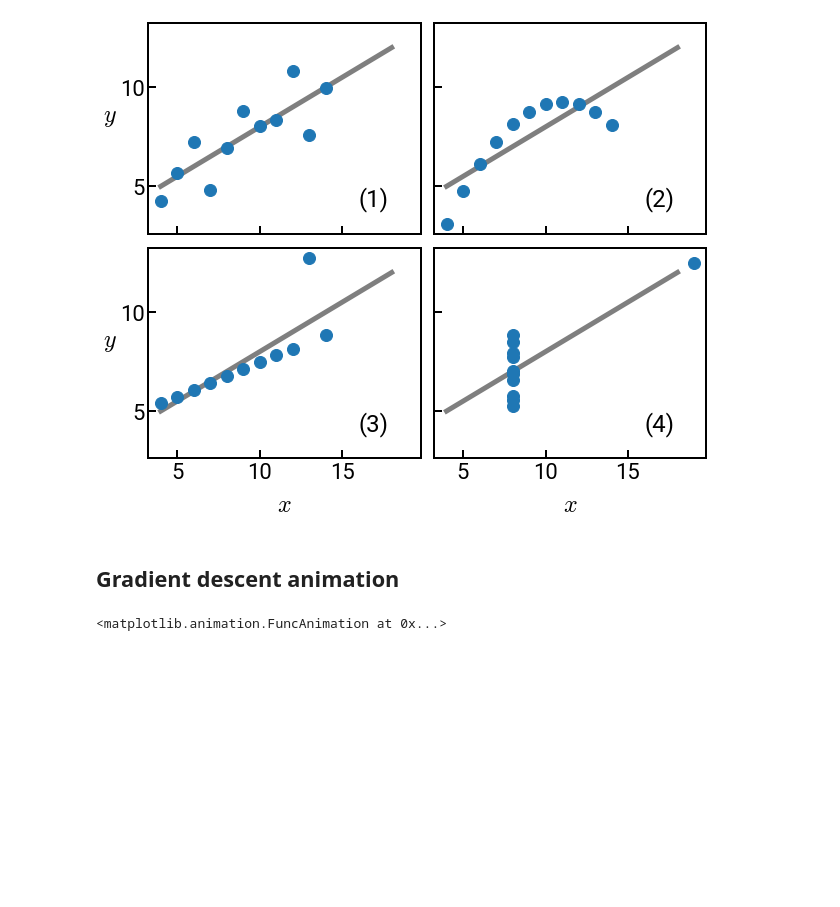
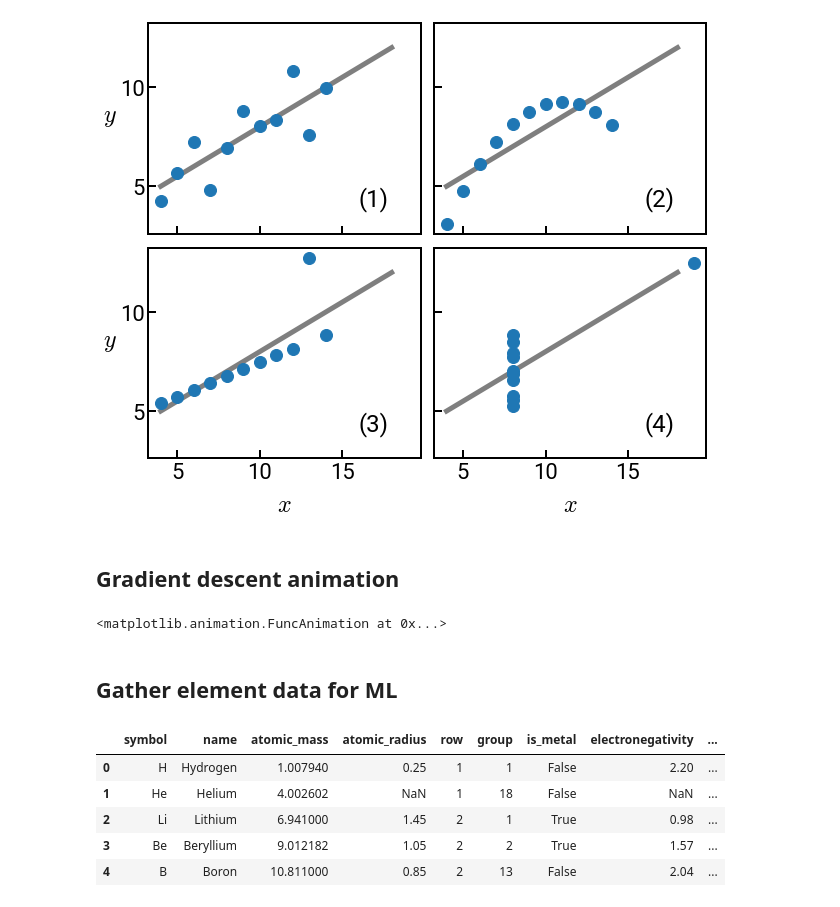
Before and after one commit to enze-chen/mi-book-2021, a Jupyter notebook: assets/fig/scripts/miscellaneous.ipynb, the cells around one changed output. Drawn from its saved outputs; the diff is of its cells as text; code cells hidden in the pictures; blank space fills up the shorter version.

```diff
--- a/assets/fig/scripts/miscellaneous.ipynb
+++ b/assets/fig/scripts/miscellaneous.ipynb
@@ -99,3 +102,69 @@ anim = animation.FuncAnimation(fig, animate, init_func=init,
 anim
 # %% [output]
 <matplotlib.animation.FuncAnimation at 0x...>
+# %% [markdown]
+## Gather element data for ML
+# %%
+nums = np.arange(1, 100)
+symbol = []
+long_name = []
+mass = []
+radius = []
+row = []
+group = []
+is_metal = []
+X = []
+density = []
+melting = []
+vol = []
+n = []
+resist = []
+thermal_cond = []
+youngs = []
+poisson = []
+for i in nums:
+    e = Element.from_Z(i)
+    symbol.append(e.name)
+    long_name.append(e.long_name)
+    mass.append(e.atomic_mass)
+    radius.append(e.atomic_radius)
+    row.append(e.row)
+    group.append(e.group)
+    is_metal.append(e.is_metal)
+    X.append(e.X)
+    density.append(e.density_of_solid)
+    melting.append(e.melting_point)
+    vol.append(e.molar_volume)
+    n.append(e.refractive_index)
+    resist.append(e.electrical_resistivity)
+    thermal_cond.append(e.thermal_conductivity)
+    youngs.append(e.youngs_modulus)
+    poisson.append(e.poissons_ratio)
+
+df = pd.DataFrame({
+    'symbol': symbol,
+    'name': long_name,
+    'atomic_mass': mass,
+    'atomic_radius': radius,
+    'row': row,
+    'group': group,
+    'is_metal': is_metal,
+    'electronegativity': X,
+    'density_solid': density,
+    'melting_point': melting,
+    'molar_volume': vol,
+    'refractive_index': n,
+    'elec_resist': resist,
+    'therm_cond': thermal_cond,
+    'youngs_mod': youngs,
+    'poissons_ratio': poisson
+})
+df.to_csv('../../data/week_1/04/elem_props.csv', index=False)
+df.head()
+# %% [output]
+|  | symbol | name | atomic_mass | atomic_radius | row | group | is_metal | electronegativity | ... |
+| 0 | H | Hydrogen | 1.007940 | 0.25 | 1 | 1 | False | 2.20 | ... |
+| 1 | He | Helium | 4.002602 | NaN | 1 | 18 | False | NaN | ... |
+| 2 | Li | Lithium | 6.941000 | 1.45 | 2 | 1 | True | 0.98 | ... |
+| 3 | Be | Beryllium | 9.012182 | 1.05 | 2 | 2 | True | 1.57 | ... |
+| 4 | B | Boron | 10.811000 | 0.85 | 2 | 13 | False | 2.04 | ... |
```
Also changed, not shown: parts of 2 cells of this notebook, 15 other files.
